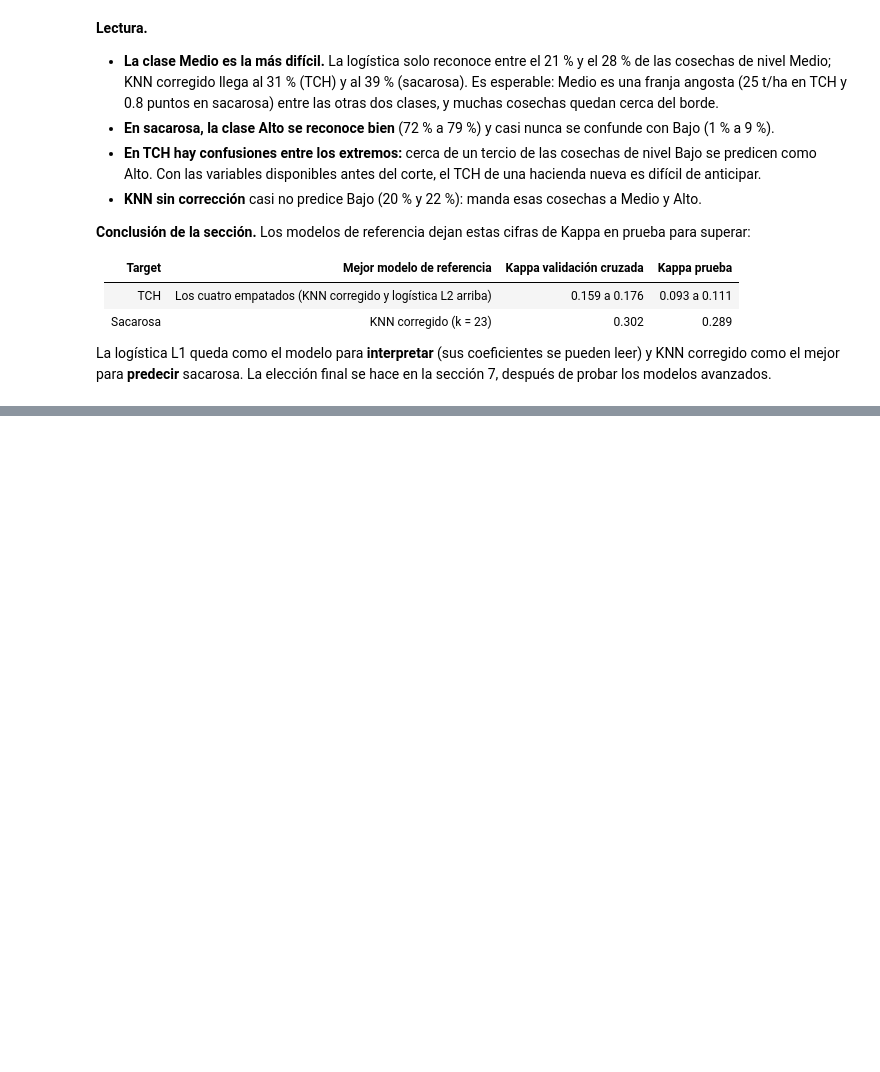
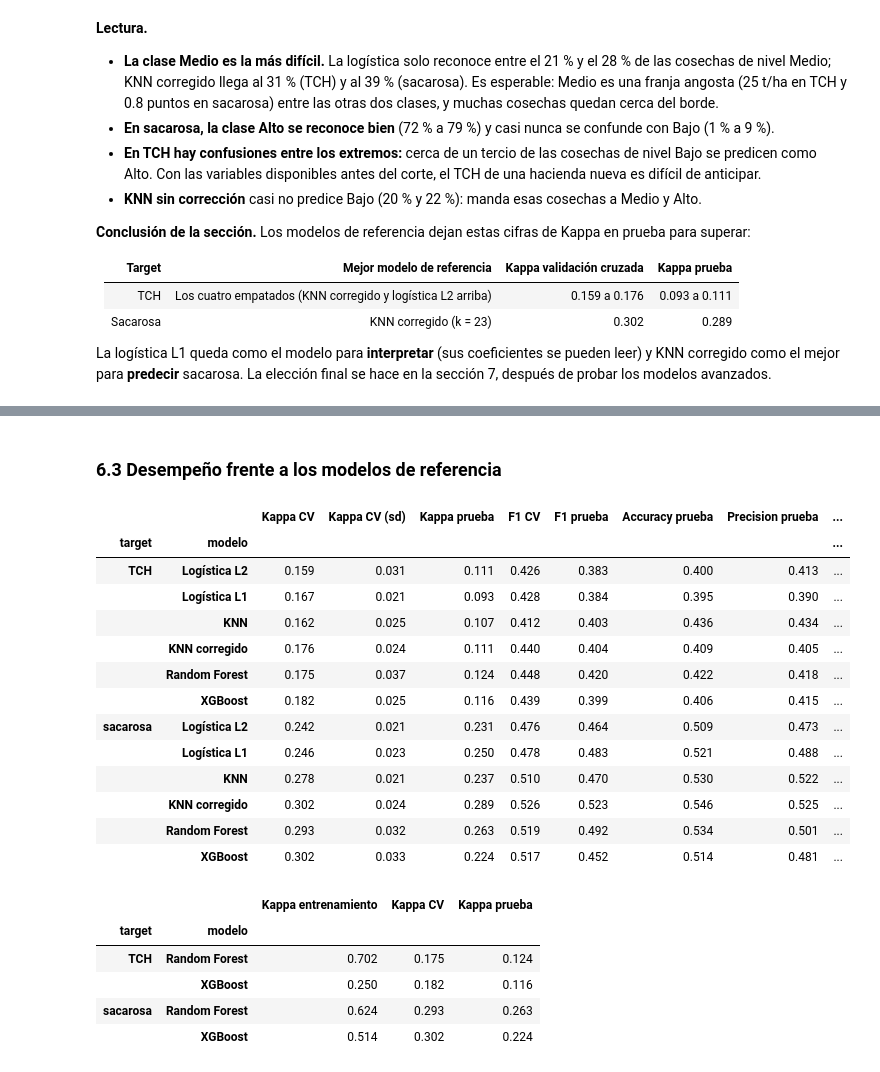
Before and after one commit to gigiper29/Proyecto-Aprendizaje-Autom-tico-II, a Jupyter notebook: Caso_AA2/CasoEstudio_Modelado.ipynb, the cells around one changed output, grey strips where cells are left out. Cells and saved outputs as stored; diff of their text form; code cells hidden in the pictures; blank space fills up the shorter version.

```diff
--- a/Caso_AA2/CasoEstudio_Modelado.ipynb
+++ b/Caso_AA2/CasoEstudio_Modelado.ipynb
@@ -1504,0 +1565,5 @@ _Pendiente._ Importancia de variables y lectura de negocio.
+# %%
+REJILLA_XGB = {"n_estimators": [400, 1000], "learning_rate": [0.03, 0.1], "max_depth": [3, 5, 7, 9]}
+for t in TARGETS_REG:
+    buscar_reg("XGBoost", t, XGBRegressor(subsample=0.8, colsample_bytree=0.8, n_jobs=-1, random_state=SEMILLA),
+               REJILLA_XGB)
@@ -1504,0 +1746,17 @@ _Pendiente._ Importancia de variables y lectura de negocio.
+# %%
+def buscar_clf(nombre, target, estimador, rejilla):
+    """Busca hiperparámetros con validación cruzada por hacienda (solo entrenamiento) y evalúa el mejor modelo."""
+    X, y, g = preparar_clf(train_clf, target)
+    modelo = Pipeline([("pre", preprocesador_clf("arbol")), ("modelo", estimador)])
+    busqueda = GridSearchCV(modelo, {f"modelo__{p}": valores for p, valores in rejilla.items()},
+                            cv=CV_CLF, scoring=KAPPA, return_train_score=True).fit(X, y, groups=g)
+    busquedas[(target, nombre)] = busqueda
+    evaluar_clf(nombre, target, busqueda.best_estimator_)
+    mejores = {p.replace("modelo__", ""): v for p, v in busqueda.best_params_.items()}
+    print(f"{target} | {nombre}: {len(busqueda.cv_results_['params'])} combinaciones probadas | mejor: {mejores}")
+
+
+REJILLA_RF_CLF = {"max_features": [0.2, 0.33, 0.5], "min_samples_leaf": [5, 10, 20, 40]}
+for t in TARGETS_CLF:
+    buscar_clf("Random Forest", t, RandomForestClassifier(n_estimators=500, class_weight="balanced", n_jobs=-1,
+                                                           random_state=SEMILLA), REJILLA_RF_CLF)
@@ -1504,0 +1812,35 @@ _Pendiente._ Importancia de variables y lectura de negocio.
+# %% [markdown]
+### 6.3 Desempeño frente a los modelos de referencia
+# %%
+display(tabla_clf().round(3))
+
+# Revisión de sobreajuste: Kappa en entrenamiento, en validación cruzada y en prueba
+filas = []
+for t in TARGETS_CLF:
+    for nombre in ["Random Forest", "XGBoost"]:
+        b, r = busquedas[(t, nombre)], resultados_clf[(t, nombre)]
+        filas.append({"target": t, "modelo": nombre,
+                      "Kappa entrenamiento": b.cv_results_["mean_train_score"][b.best_index_],
+                      "Kappa CV": r["Kappa CV"], "Kappa prueba": r["Kappa prueba"]})
+display(pd.DataFrame(filas).set_index(["target", "modelo"]).round(3))
+# %% [output]
+|  |  | Kappa CV | Kappa CV (sd) | Kappa prueba | F1 CV | F1 prueba | Accuracy prueba | Precision prueba | ... |
+| target | modelo |  |  |  |  |  |  |  | ... |
+| TCH | Logística L2 | 0.159 | 0.031 | 0.111 | 0.426 | 0.383 | 0.400 | 0.413 | ... |
+|  | Logística L1 | 0.167 | 0.021 | 0.093 | 0.428 | 0.384 | 0.395 | 0.390 | ... |
+|  | KNN | 0.162 | 0.025 | 0.107 | 0.412 | 0.403 | 0.436 | 0.434 | ... |
+|  | KNN corregido | 0.176 | 0.024 | 0.111 | 0.440 | 0.404 | 0.409 | 0.405 | ... |
+|  | Random Forest | 0.175 | 0.037 | 0.124 | 0.448 | 0.420 | 0.422 | 0.418 | ... |
+|  | XGBoost | 0.182 | 0.025 | 0.116 | 0.439 | 0.399 | 0.406 | 0.415 | ... |
+| sacarosa | Logística L2 | 0.242 | 0.021 | 0.231 | 0.476 | 0.464 | 0.509 | 0.473 | ... |
+|  | Logística L1 | 0.246 | 0.023 | 0.250 | 0.478 | 0.483 | 0.521 | 0.488 | ... |
+|  | KNN | 0.278 | 0.021 | 0.237 | 0.510 | 0.470 | 0.530 | 0.522 | ... |
+|  | KNN corregido | 0.302 | 0.024 | 0.289 | 0.526 | 0.523 | 0.546 | 0.525 | ... |
+|  | Random Forest | 0.293 | 0.032 | 0.263 | 0.519 | 0.492 | 0.534 | 0.501 | ... |
+|  | XGBoost | 0.302 | 0.033 | 0.224 | 0.517 | 0.452 | 0.514 | 0.481 | ... |
+|  |  | Kappa entrenamiento | Kappa CV | Kappa prueba |
+| target | modelo |  |  |  |
+| TCH | Random Forest | 0.702 | 0.175 | 0.124 |
+|  | XGBoost | 0.250 | 0.182 | 0.116 |
+| sacarosa | Random Forest | 0.624 | 0.293 | 0.263 |
+|  | XGBoost | 0.514 | 0.302 | 0.224 |
```
Also changed, not shown: parts of 49 cells of this notebook, 13 other files.
